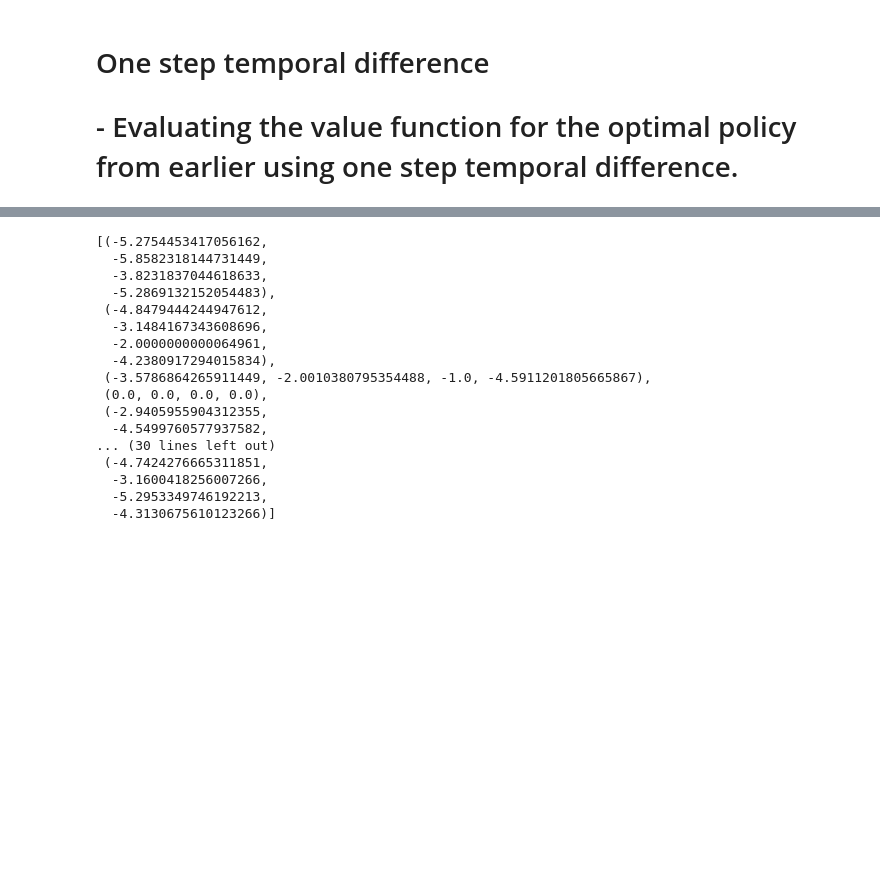
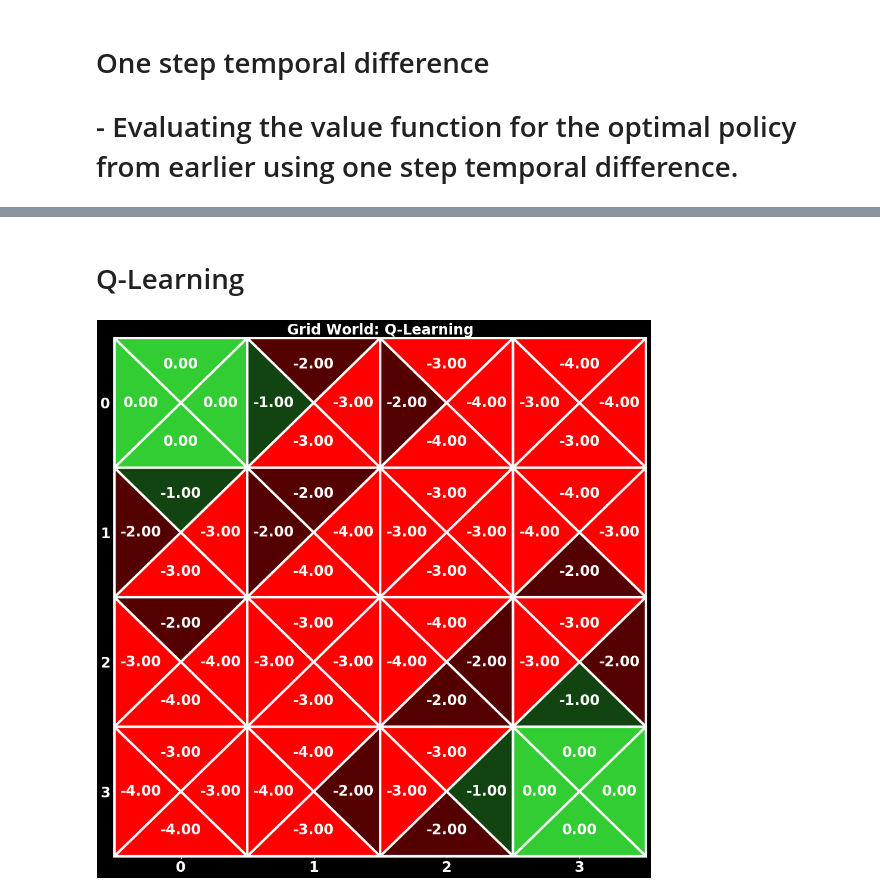
Before and after one commit to fiezt/Reinforcement-Learning, a Jupyter notebook: code/RL.ipynb, the cells around one changed output, grey strips where cells are left out. Drawn from its saved outputs; the diff is of its cells as text; code cells hidden in the pictures; blank space fills up the shorter version.

```diff
--- a/code/RL.ipynb
+++ b/code/RL.ipynb
@@ -63,20 +72,8 @@ display.show_q_values()
-# %%
-display.q_values
-# %% [output]
-[(-5.2754453417056162,
-  -5.8582318144731449,
-  -3.8231837044618633,
-  -5.2869132152054483),
- (-4.8479444244947612,
-  -3.1484167343608696,
-  -2.0000000000064961,
-  -4.2380917294015834),
- (-3.5786864265911449, -2.0010380795354488, -1.0, -4.5911201805665867),
- (0.0, 0.0, 0.0, 0.0),
- (-2.9405955904312355,
-  -4.5499760577937582,
-... (30 lines left out)
- (-4.7424276665311851,
-  -3.1600418256007266,
-  -5.2953349746192213,
-  -4.3130675610123266)]
+# %% [markdown]
+# Q-Learning
+# %%
+rl.q_learning(policy='softmax', num_episodes=200)
+display = grid_display(rl, title='Grid World: Q-Learning', savefig=True)
+display.show_q_values()
+# %% [output]
+[figure, added]
```
Also changed, not shown: parts of 9 cells of this notebook, 10 other files.
